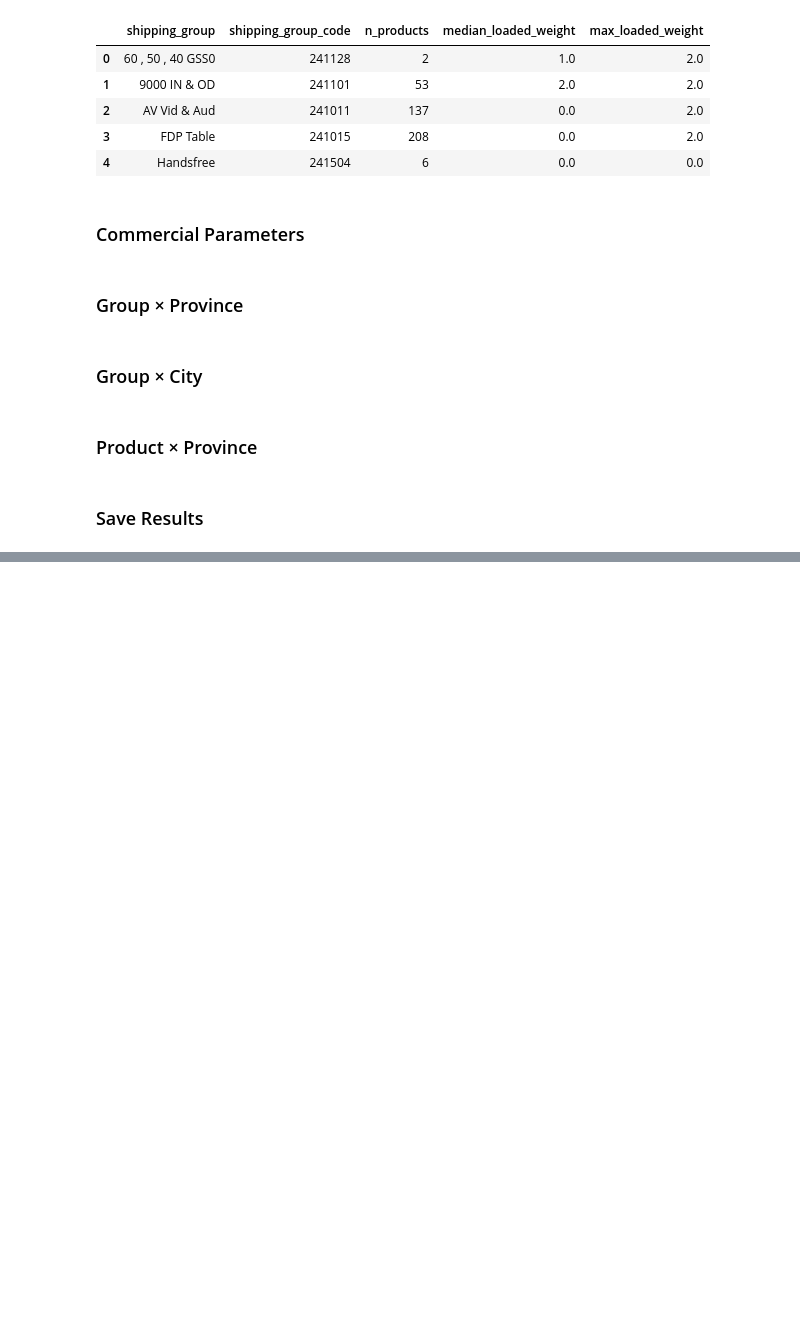
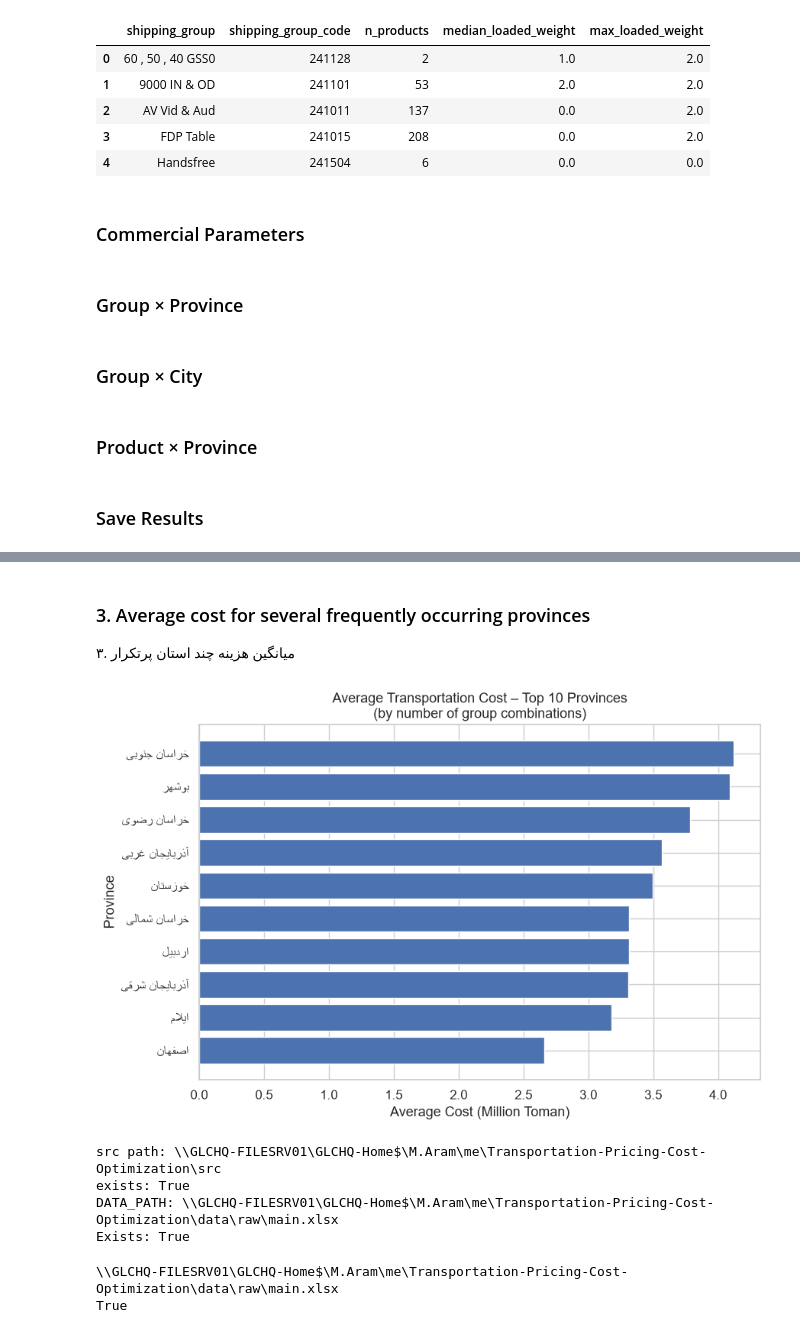
Before and after one commit to MoloudAram/Transportation-Pricing-Cost-Optimization, a Jupyter notebook: notebooks/03_transportation_pricing.ipynb, the cells around one changed output, grey strips where cells are left out. Drawn from its saved outputs; the diff is of its cells as text; code cells hidden in the pictures; blank space fills up the shorter version.

```diff
--- a/notebooks/03_transportation_pricing.ipynb
+++ b/notebooks/03_transportation_pricing.ipynb
@@ -289,0 +347,56 @@ df_prod_prov.to_csv(
+# %% [markdown]
+### 3. Average cost for several frequently occurring provinces
+۳. میانگین هزینه چند استان پرتکرار
+# %%
+# انتخاب ۱۰ استان با بیشترین تعداد ترکیب (یا می‌تونی دستی لیست کنی)
+top_provinces = (
+    df_group_prov
+    .groupby("dest_province")["total_cost_toman"]
+    .agg(["mean", "count"])
+    .sort_values("count", ascending=False)
+    .head(10)
+    .sort_values("mean", ascending=True)
+)
+
+fig, ax = plt.subplots(figsize=(9, 6))
+
+ax.barh(
+    top_provinces.index,
+    top_provinces["mean"] / 1_000_000,
+    color="#4C72B0"
+)
+
+ax.set_xlabel("Average Cost (Million Toman)")
+ax.set_ylabel("Province")
+ax.set_title("Average Transportation Cost – Top 10 Provinces\n(by number of group combinations)")
+plt.tight_layout()
+plt.savefig(FIGURES_DIR / "03_avg_cost_by_province.png", dpi=150, bbox_inches="tight")
+plt.show()
+# %% [output]
+[figure, added]
+# %%
+import sys
+from pathlib import Path
+src_path = Path("../src").resolve()
+sys.path.insert(0, str(src_path))
+
+print("src path:", src_path)
+print("exists:", src_path.exists())
+
+import importlib
+import transportation_cost_calculator as tcc
+importlib.reload(tcc)
+
+print("DATA_PATH:", tcc.DATA_PATH)
+print("Exists:", tcc.DATA_PATH.exists())
+# %% [output]
+src path: \\GLCHQ-FILESRV01\GLCHQ-Home$\M.Aram\me\Transportation-Pricing-Cost-Optimization\src
+exists: True
+DATA_PATH: \\GLCHQ-FILESRV01\GLCHQ-Home$\M.Aram\me\Transportation-Pricing-Cost-Optimization\data\raw\main.xlsx
+Exists: True
+# %%
+print(tcc.DATA_PATH)
+print(tcc.DATA_PATH.exists())
+# %% [output]
+\\GLCHQ-FILESRV01\GLCHQ-Home$\M.Aram\me\Transportation-Pricing-Cost-Optimization\data\raw\main.xlsx
+True
```
Also changed, not shown: parts of 6 cells of this notebook, 11 other files.
